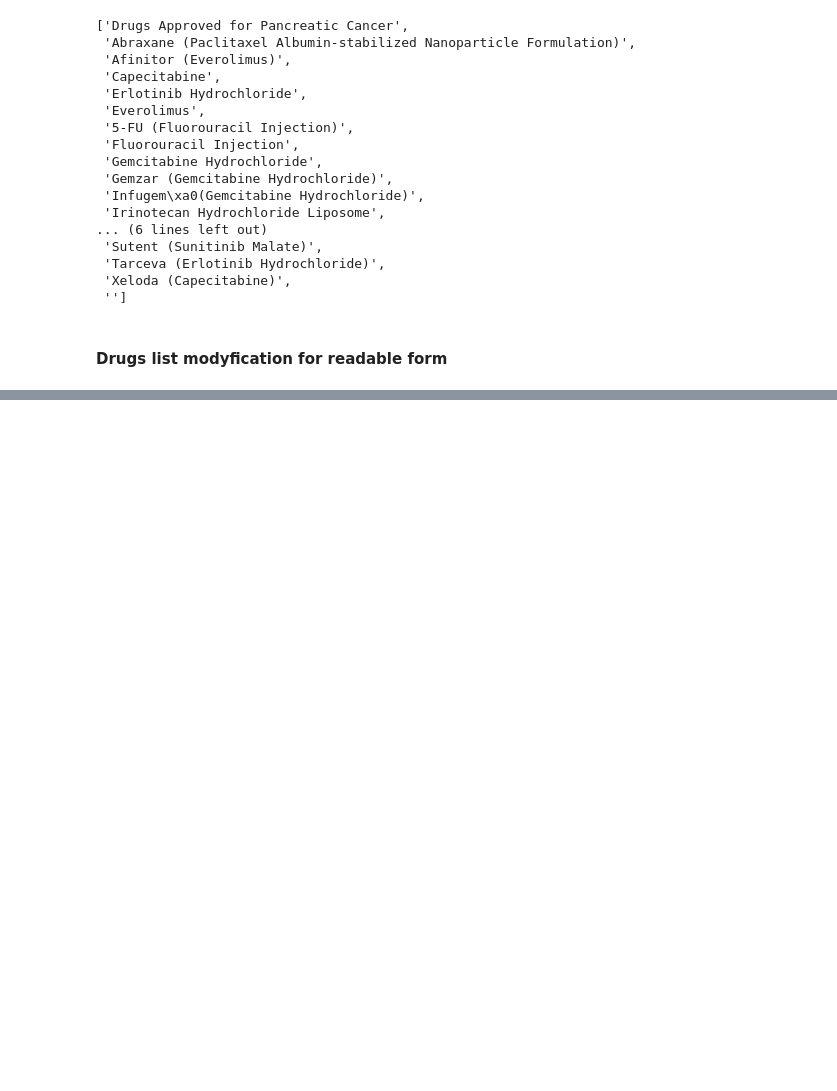
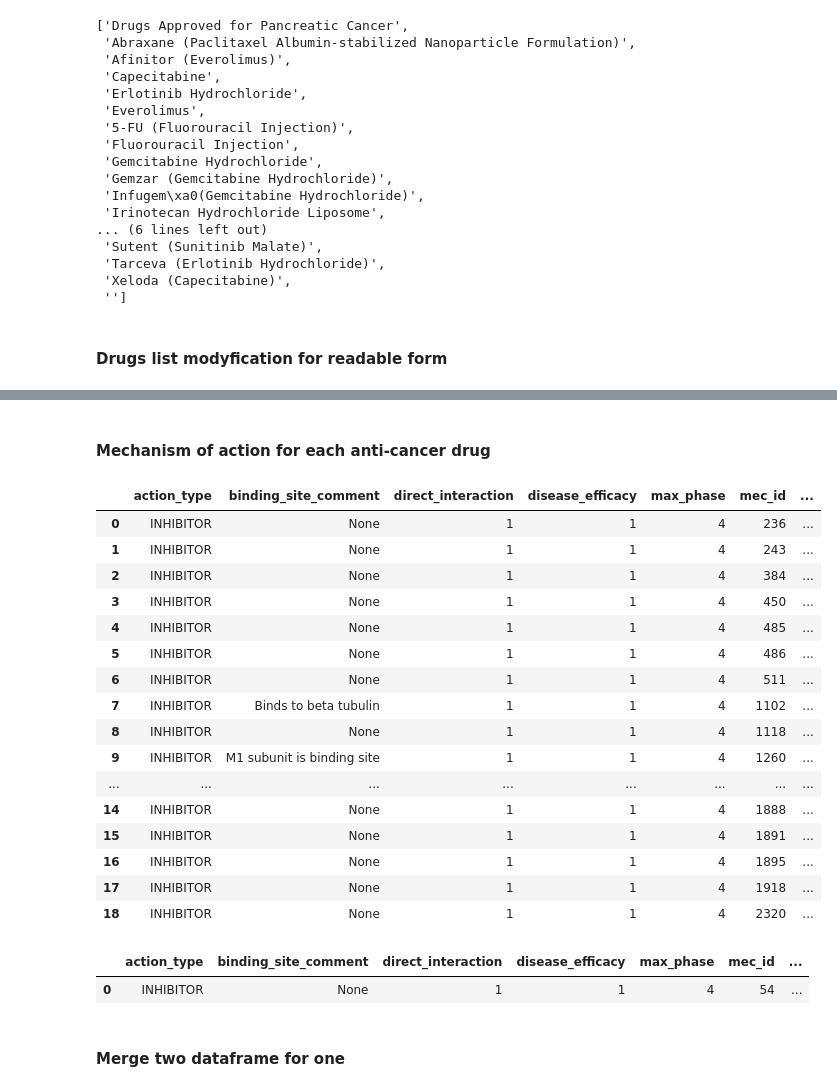
Before and after one commit to MSI17819/Pancreatic-cancer-drugs-analysis, a Jupyter notebook: Pancreatic_cancer_compound.ipynb, the cells around one changed output, grey strips where cells are left out. Drawn from its saved outputs; the diff is of its cells as text; code cells hidden in the pictures; blank space fills up the shorter version.

```diff
--- a/Pancreatic_cancer_compound.ipynb
+++ b/Pancreatic_cancer_compound.ipynb
@@ -136,18 +122,18 @@ df_drugs.sample(4)
 # %%
 def smile_format():
-  """
-    Data selection for smile format molecule, CheMBL id and molecule name.
+    """
+        Data selection for smile format molecule, CheMBL id and molecule name.
 
-    Returns:
-      DataFrame with molecule_chembl_id,	molecule_structures and pref_name columns.
+        Returns:
+          DataFrame with molecule_chembl_id,	molecule_structures and pref_name columns.
     """
 
-  # Data extraction only for visualisation purpose.
-  df_drug_smile = df_drugs.loc[:, ["molecule_chembl_id", "molecule_structures", "pref_name"]]
+      # Data extraction only for visualisation purpose.
+    df_drug_smile = df.loc[:, ["molecule_chembl_id", "molecule_structures", "pref_name"]]
 
-  df_drug_smile.reset_index(drop=True)
+    df_drug_smile.reset_index(drop=True)
 
-  return df_drug_smile
+    return df_drug_smile
 
 df_drug_smile = smile_format()
 # %%
@@ -230,0 +216,30 @@ df_drugs_properties
+# %% [markdown]
+#### Mechanism of action for each anti-cancer drug
+# %%
+cancer_drugs_list = ["CHEMBL428647", "CHEMBL105", "CHEMBL185"
+              ,"CHEMBL1567","CHEMBL521686", "CHEMBL1637"
+              ,"CHEMBL1773", "CHEMBL1079742", "CHEMBL1908360"]
+
+molecule = new_client.mechanism
+mols = molecule.filter(molecule_chembl_id__in=[i for i in cancer_drugs_list])
+# %%
+mol = pd.DataFrame.from_dict(mols)
+mol
+# %% [output]
+|  | action_type | binding_site_comment | direct_interaction | disease_efficacy | max_phase | mec_id | ... |
+| 0 | INHIBITOR | None | 1 | 1 | 4 | 236 | ... |
+| 1 | INHIBITOR | None | 1 | 1 | 4 | 243 | ... |
+| 2 | INHIBITOR | None | 1 | 1 | 4 | 384 | ... |
+| 3 | INHIBITOR | None | 1 | 1 | 4 | 450 | ... |
+| 4 | INHIBITOR | None | 1 | 1 | 4 | 485 | ... |
+| 5 | INHIBITOR | None | 1 | 1 | 4 | 486 | ... |
+| 6 | INHIBITOR | None | 1 | 1 | 4 | 511 | ... |
+| 7 | INHIBITOR | Binds to beta tubulin | 1 | 1 | 4 | 1102 | ... |
+| 8 | INHIBITOR | None | 1 | 1 | 4 | 1118 | ... |
+| 9 | INHIBITOR | M1 subunit is binding site | 1 | 1 | 4 | 1260 | ... |
+| ... | ... | ... | ... | ... | ... | ... | ... |
+| 14 | INHIBITOR | None | 1 | 1 | 4 | 1888 | ... |
+| 15 | INHIBITOR | None | 1 | 1 | 4 | 1891 | ... |
+| 16 | INHIBITOR | None | 1 | 1 | 4 | 1895 | ... |
+| 17 | INHIBITOR | None | 1 | 1 | 4 | 1918 | ... |
+| 18 | INHIBITOR | None | 1 | 1 | 4 | 2320 | ... |
@@ -230,0 +251,7 @@ df_drugs_properties
+# %%
+mol_chembl481
+# %% [output]
+|  | action_type | binding_site_comment | direct_interaction | disease_efficacy | max_phase | mec_id | ... |
+| 0 | INHIBITOR | None | 1 | 1 | 4 | 54 | ... |
+# %% [markdown]
+#### Merge two dataframe for one
```
Also changed, not shown: parts of 17 cells of this notebook.
